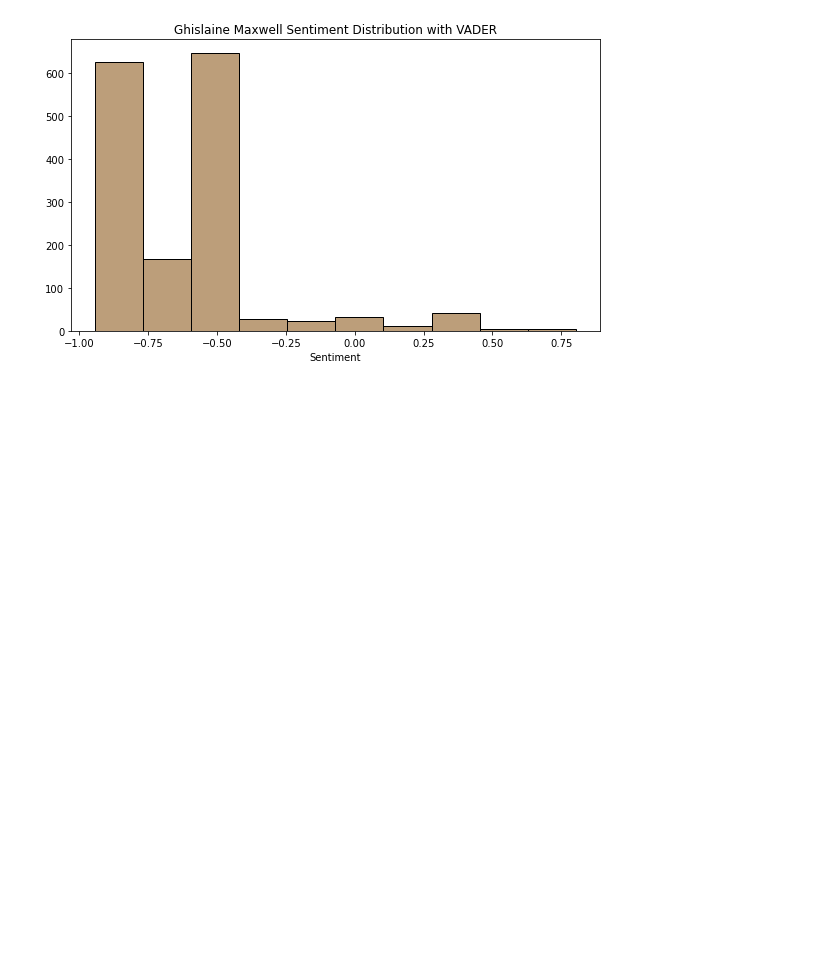
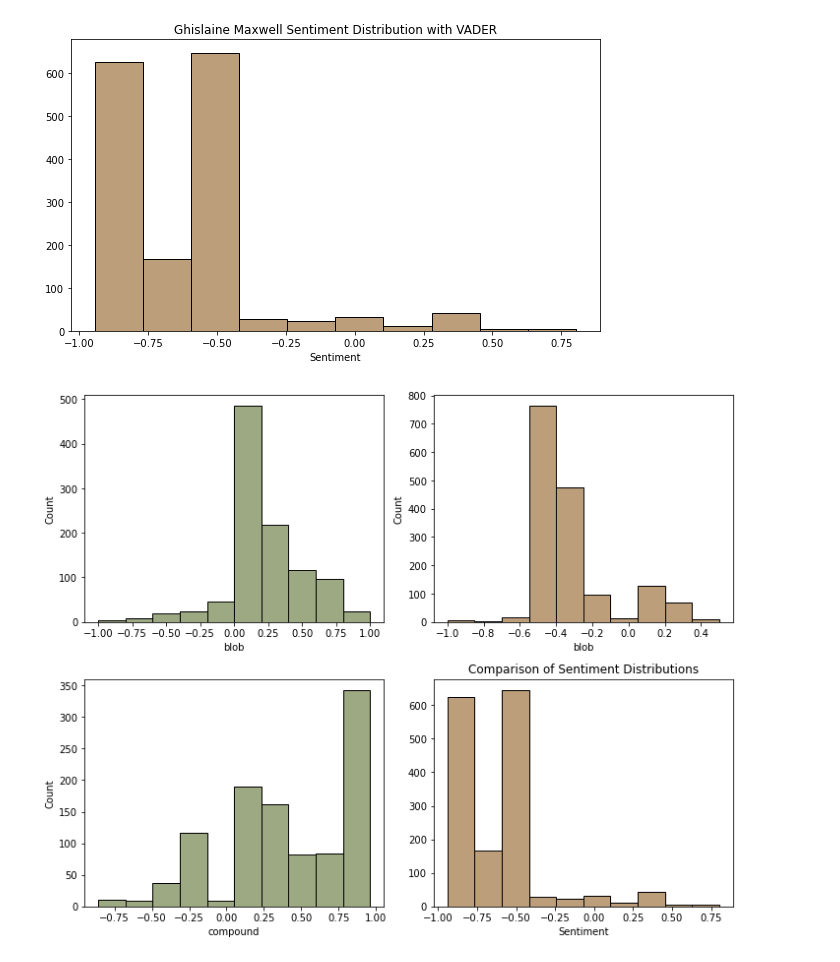
Before and after one commit to broepke/SentimentAnalysis, a Jupyter notebook: sentiment.ipynb, the cells around one changed output. Drawn from its saved outputs; the diff is of its cells as text; code cells hidden in the pictures; blank space fills up the shorter version.

```diff
--- a/sentiment.ipynb
+++ b/sentiment.ipynb
@@ -123,3 +123,18 @@ plt.tight_layout()
 plt.savefig("sentiment_maxwell_vader.png", dpi=300)
 # %% [output]
 [figure]
+# %%
+fig, axs = plt.subplots(2, 2, figsize=(10, 8))
+
+sns.histplot(data=swift, x="blob", color="#7C8C58", bins=10, ax=axs[0, 0])
+sns.histplot(data=maxwell, x="blob", color="#A67E4E", bins=10, ax=axs[0, 1])
+sns.histplot(data=swift, x="compound", color="#7C8C58", bins=10, ax=axs[1, 0])
+sns.histplot(data=maxwell, x="compound", color="#A67E4E", bins=10, ax=axs[1, 1])
+
+plt.title("Comparison of Sentiment Distributions")
+plt.xlabel("Sentiment")
+plt.ylabel("")
+plt.tight_layout()
+plt.savefig("sentiment_all.png", dpi=300)
+# %% [output]
+[figure, added]
```
Also changed, not shown: 1 other file.
